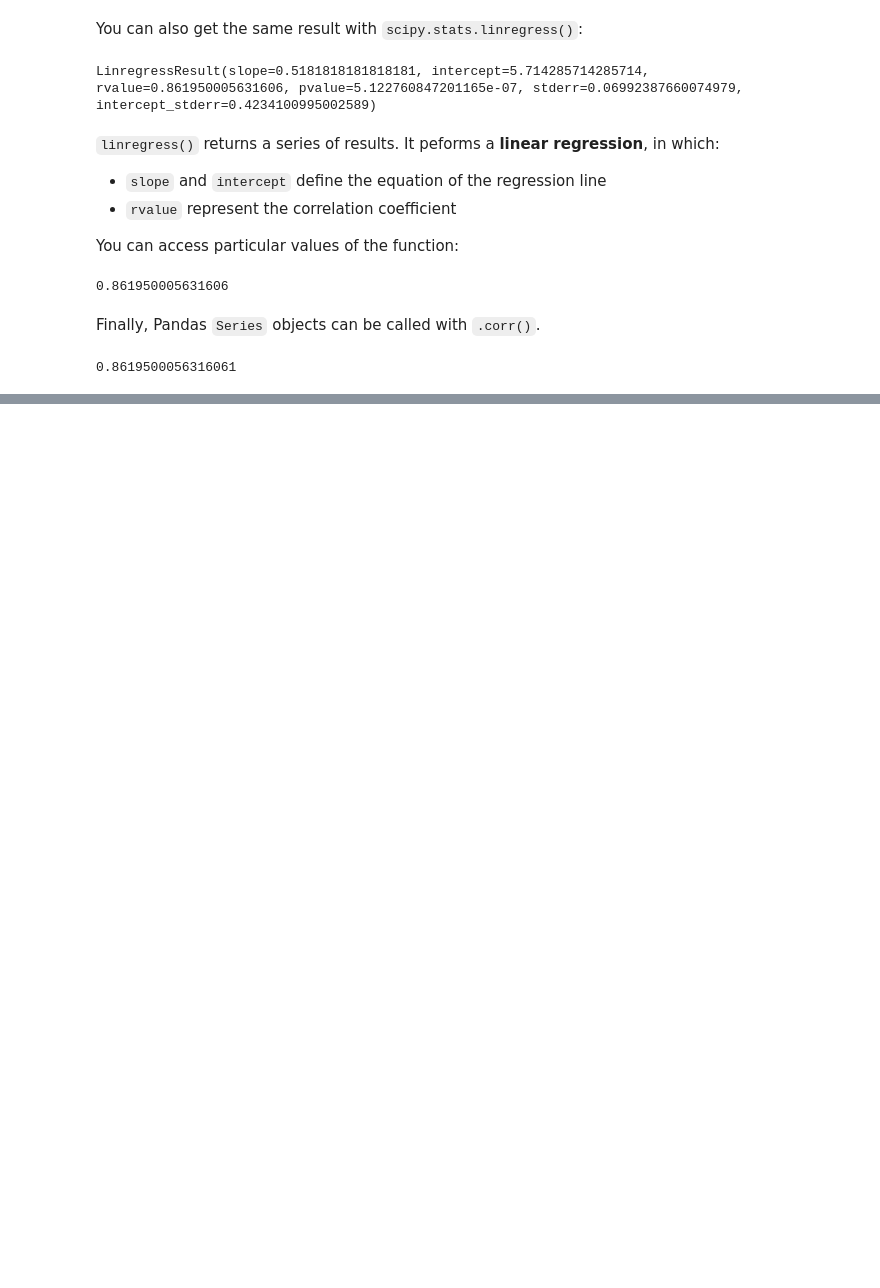
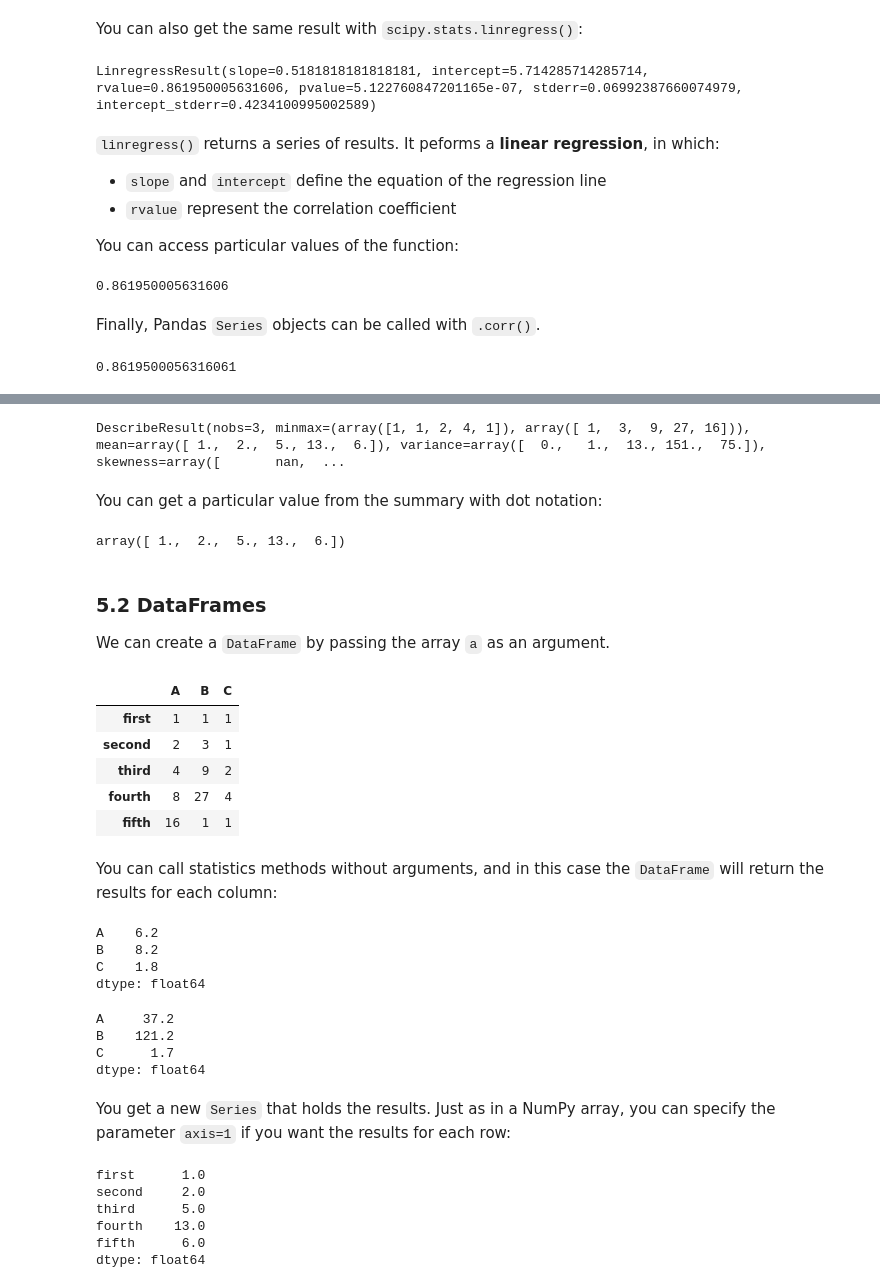
Before and after one commit to felipesebben/math_for_ds, a Jupyter notebook: statistics_fundamentals/1_statistics_fundamentals.ipynb, the cells around one changed output, grey strips where cells are left out. Drawn from its saved outputs; the diff is of its cells as text; code cells hidden in the pictures; blank space fills up the shorter version.

```diff
--- a/statistics_fundamentals/1_statistics_fundamentals.ipynb
+++ b/statistics_fundamentals/1_statistics_fundamentals.ipynb
@@ -1099,0 +1204,14 @@ x__.corr(y__)
+# %%
+scipy.stats.describe(a, axis=1, ddof=1, bias=False)
+# %% [output]
+DescribeResult(nobs=3, minmax=(array([1, 1, 2, 4, 1]), array([ 1,  3,  9, 27, 16])), mean=array([ 1.,  2.,  5., 13.,  6.]), variance=array([  0.,   1.,  13., 151.,  75.]), skewness=array([       nan,  ...
+# %% [markdown]
+<p>You can get a particular value from the summary with dot notation:</p>
+# %%
+result = scipy.stats.describe(a, axis=1, ddof=1, bias=False)
+result.mean
+# %% [output]
+array([ 1.,  2.,  5., 13.,  6.])
+# %% [markdown]
+<h3><b>5.2 DataFrames</b></h3>
+<p>We can create a <code>DataFrame</code> by passing the array <code>a</code> as an argument.</p>
@@ -1099,0 +1222,36 @@ x__.corr(y__)
+# %%
+df
+# %% [output]
+|  | A | B | C |
+| first | 1 | 1 | 1 |
+| second | 2 | 3 | 1 |
+| third | 4 | 9 | 2 |
+| fourth | 8 | 27 | 4 |
+| fifth | 16 | 1 | 1 |
+# %% [markdown]
+<p>You can call statistics methods without arguments, and in this case the <code>DataFrame</code> will return the results for each column:</p>
+# %%
+df.mean()
+# %% [output]
+A    6.2
+B    8.2
+C    1.8
+dtype: float64
+# %%
+df.var()
+# %% [output]
+A     37.2
+B    121.2
+C      1.7
+dtype: float64
+# %% [markdown]
+<p>You get a new <code>Series</code> that holds the results. Just as in a NumPy array, you can specify the parameter <code>axis=1</code> if you want the results for each row:</p>
+# %%
+df.mean(axis=1)
+# %% [output]
+first      1.0
+second     2.0
+third      5.0
+fourth    13.0
+fifth      6.0
+dtype: float64
```
Also changed, not shown: parts of 41 cells of this notebook.
